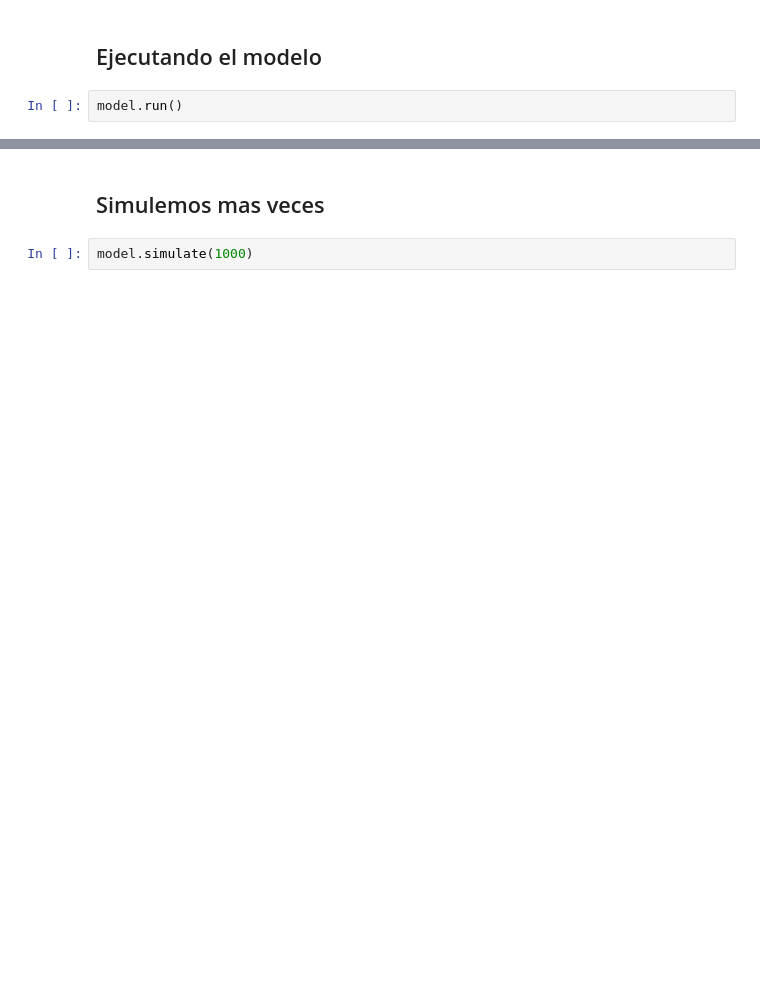
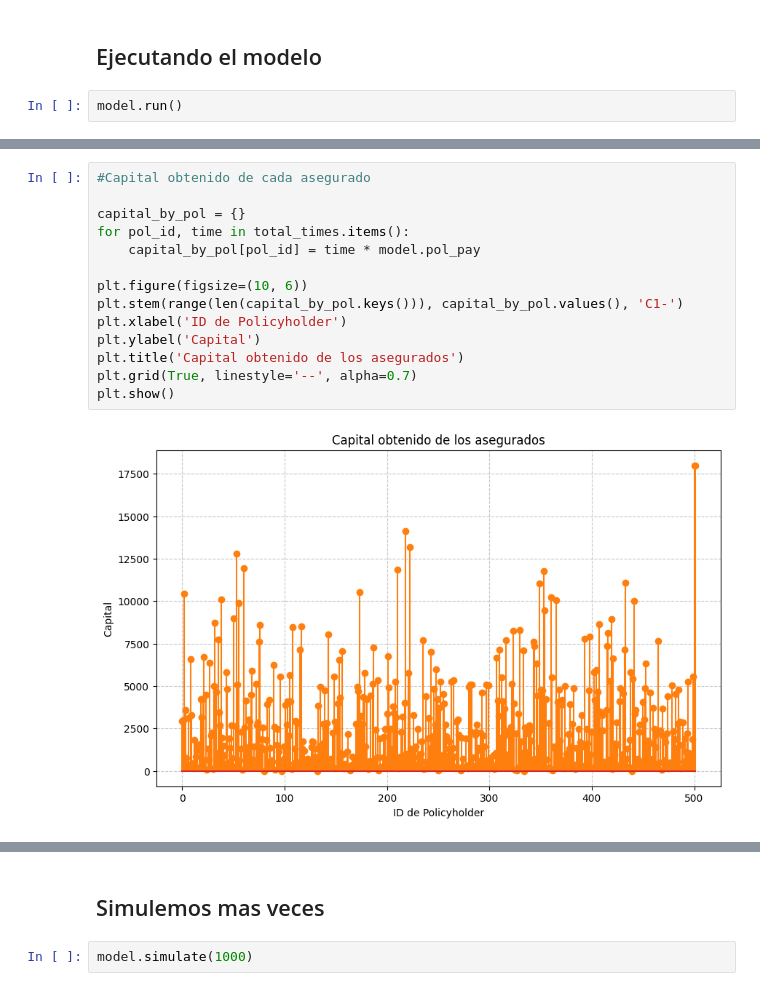
Before and after one commit to Davidbestion/proyecto_de_simulacion, a Jupyter notebook: notebook.ipynb, the cells around one changed output, grey strips where cells are left out. Saved outputs shown, nothing was run; the diff lists cells and outputs as text; blank space fills up the shorter version.

```diff
--- a/notebook.ipynb
+++ b/notebook.ipynb
@@ -217,0 +216,16 @@ Tiempo minimo de permanencia de un policyholder:  0.05633702962190119
+# %%
+#Capital obtenido de cada asegurado
+
+capital_by_pol = {}
+for pol_id, time in total_times.items():
+    capital_by_pol[pol_id] = time * model.pol_pay
+
+plt.figure(figsize=(10, 6))
+plt.stem(range(len(capital_by_pol.keys())), capital_by_pol.values(), 'C1-')
+plt.xlabel('ID de Policyholder')
+plt.ylabel('Capital')
+plt.title('Capital obtenido de los asegurados')
+plt.grid(True, linestyle='--', alpha=0.7)
+plt.show()
+# %% [output]
+[figure, added]
```
Also changed, not shown: parts of 20 cells of this notebook, 12 other files.
